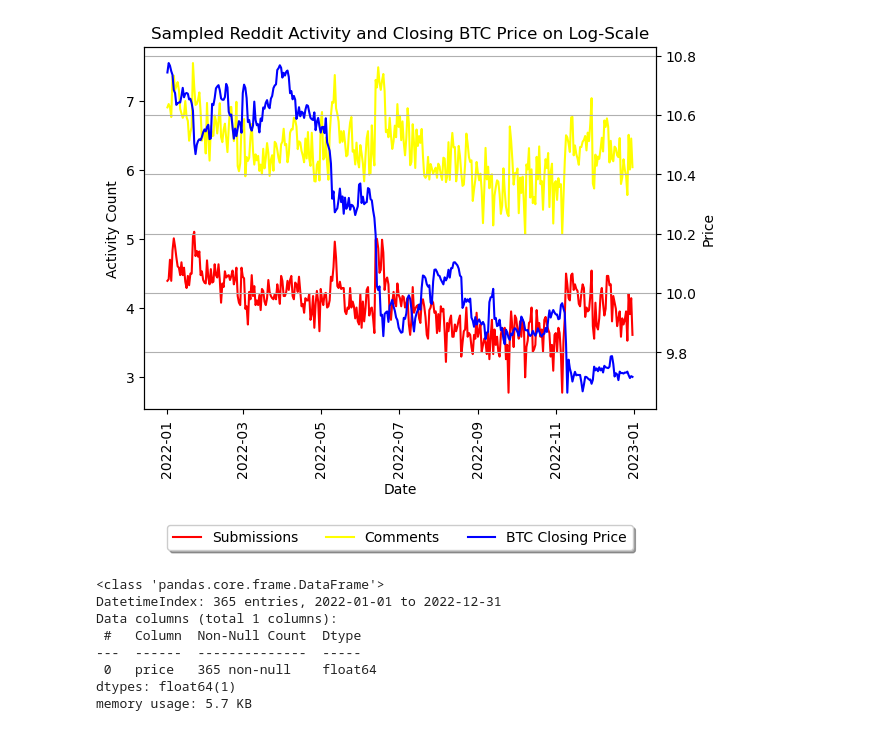
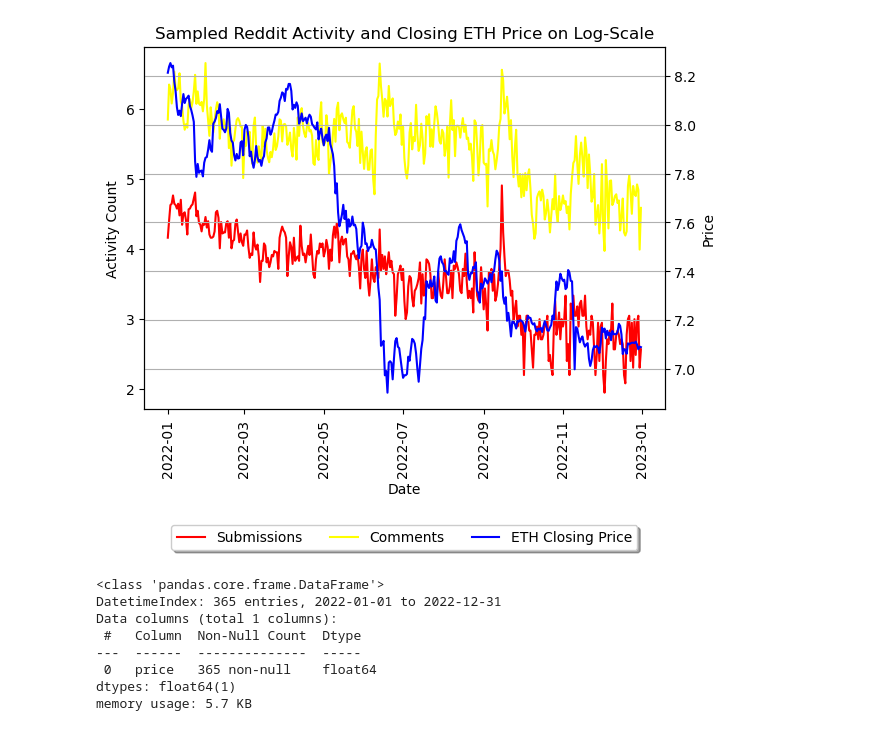
Before and after one commit to niks16/MasterThesis, a Jupyter notebook: data_analysis.ipynb, the cells around one changed output. Saved outputs shown, nothing was run; the diff lists cells and outputs as text; code cells hidden in the pictures.

```diff
--- a/data_analysis.ipynb
+++ b/data_analysis.ipynb
@@ -12,6 +177,6 @@ list_subs = ['bitcoin','bitcoinbeginners','bitcoinmarkets','bitcoinmining','btc'
 # %%
 filetype =  'submission'
-ts_prices = pd.read_csv("Data/Time_Series/prices/bitcoin.csv",index_col='date',parse_dates=['date'])
+ts_prices = pd.read_csv("Data/Time_Series/prices/ethereum.csv",index_col='date',parse_dates=['date'])
 ts_pos_sub = pd.read_csv(f"Data/Time_Series/{crypto}/positive_{filetype}_count.csv",index_col='posted_on',parse_dates=['posted_on'])
 # ts_neg_sub = pd.read_csv(f"Data/Time_Series/{crypto}/negative_{filetype}_count.csv",index_col='posted_on',parse_dates=['posted_on'])
 # ts_neu_sub = pd.read_csv(f"Data/Time_Series/{crypto}/neutral_{filetype}_count.csv",index_col='posted_on',parse_dates=['posted_on'])
@@ -30,36 +195,36 @@ data2 = np.log(ts_pos_sub['total_posts'])
 data3 = np.log(ts_pos_com['total_posts'])
 
 fig, ax1 = plt.subplots()
 
 color = 'red'
 ax1.set_xlabel('date')
 ax1.set_ylabel('Activity Count', color='black')
 ax1.plot(ts_prices.index, data2, color=color, label='Submissions')
 ax1.tick_params(axis='y', labelcolor='black')
 
 color = 'yellow'
 ax1.plot(ts_prices.index, data3, color=color, label='Comments')
 
 ax2 = ax1.twinx()  # instantiate a second axes that shares the same x-axis
 
 color = 'blue'
 ax2.set_ylabel('Price', color='black')  # we already handled the x-label with ax1
-ax2.plot(ts_pos_sub.index, data1, color=color, label='BTC Closing Price')
+ax2.plot(ts_pos_sub.index, data1, color=color, label='ETH Closing Price')
 ax2.tick_params(axis='y', labelcolor='black')
 ax1.tick_params(axis='x', labelrotation=90)
 
 fig.tight_layout()  # otherwise the right y-label is slightly clipped
 lines1, labels1 = ax1.get_legend_handles_labels()
 lines2, labels2 = ax2.get_legend_handles_labels()
 ax1.legend(lines1 + lines2, labels1 + labels2, loc='upper center', bbox_to_anchor=(0.5, -0.3), fancybox=True, shadow=True, ncol=3)
 ax1.set_xlabel('Date', color='black')
 
-plt.title('Sampled Reddit Activity and Closing BTC Price on Log-Scale')
+plt.title('Sampled Reddit Activity and Closing ETH Price on Log-Scale')
 # plt.xticks(ts_pos_sub.index)
 plt.grid()
 plt.show()
 # %% [output]
-[figure, old version]
+[figure, new version]
 # %%
 ts_prices.info()
 # %% [output]
```
Also changed, not shown: parts of 10 cells of this notebook, 7 other files.
